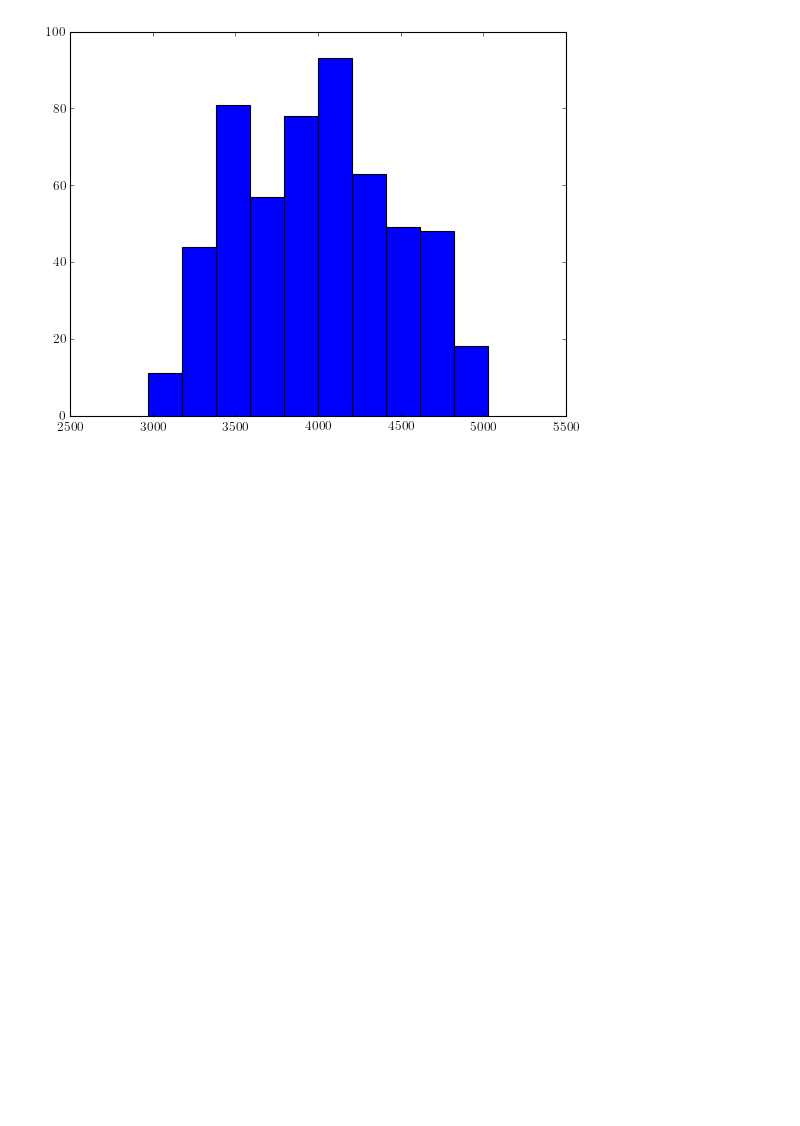
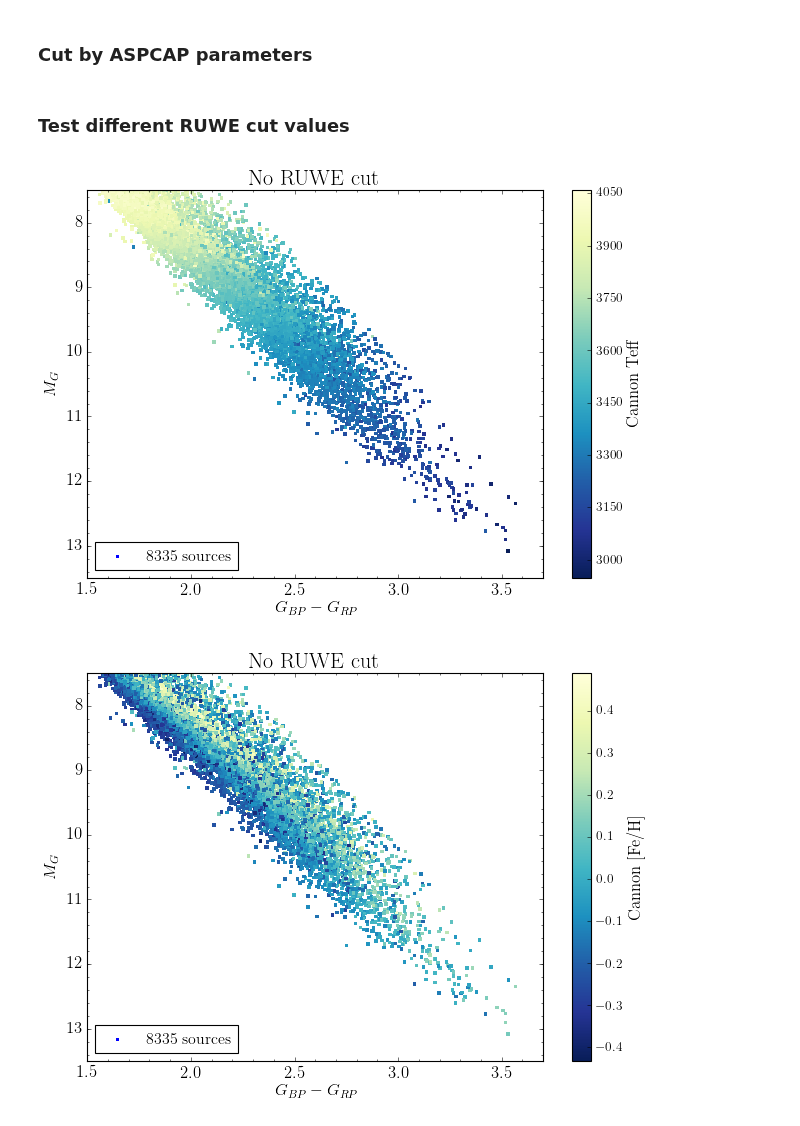
Before and after one commit to jbirky/Mdwarf_project, a Jupyter notebook: cannon_runs/test_sample_analysis/distribution_comparison.ipynb, the cells around one changed output. Cells and saved outputs as stored; diff of their text form; code cells hidden in the pictures; blank space fills up the shorter version.

```diff
--- a/cannon_runs/test_sample_analysis/distribution_comparison.ipynb
+++ b/cannon_runs/test_sample_analysis/distribution_comparison.ipynb
@@ -78,5 +131,51 @@ plt.show()
-# %%
-plt.hist(test[test['FE_H'] > 0.5][test['TEFF_APOGEE'] > 0]['TEFF_APOGEE'])
-plt.show()
-# %% [output]
-[figure, removed]
+# %% [markdown]
+### Cut by ASPCAP parameters
+# %%
+new = test[test['TEFF_APOGEE'] < 4200][test['TEFF_APOGEE'] > 2850][test['M_H_APOGEE'] > -.5][test['M_H_APOGEE'] < .5]
+# %% [markdown]
+### Test different RUWE cut values
+# %%
+rcut = 1.4
+# sel = new[new['RUWE'] < rcut]
+sel = new
+
+#===================
+
+pl = plt.scatter(sel['BP_RP'], sel['G_ABS'], c=sel['TEFF'], cmap='YlGnBu_r', edgecolor='none', s=10, marker='s', \
+                 label=str(len(sel['BP_RP']))+' sources')
+
+cb = plt.colorbar(pl)
+cb.set_label(r'Cannon Teff', fontsize=15)
+plt.xlabel(r'$G_{BP} - G_{RP}$', fontsize=15)
+plt.ylabel(r'$M_{G}$', fontsize=15)
+plt.ylim(13.5,7.5)
+plt.xlim(1.5,3.7)
+plt.legend(loc='lower left', scatterpoints=1)
+# plt.title(r'RUWE $<$ '+str(rcut), fontsize=20)
+plt.title(r'No RUWE cut', fontsize=20)
+plt.tick_params(labelsize=15)
+plt.minorticks_on()
+plt.tight_layout()
+plt.show()
+
+#===================
+
+pl = plt.scatter(sel['BP_RP'], sel['G_ABS'], c=sel['FE_H'], cmap='YlGnBu_r', edgecolor='none', s=10, marker='s', \
+                 label=str(len(sel['BP_RP']))+' sources')
+
+cb = plt.colorbar(pl)
+cb.set_label(r'Cannon [Fe/H]', fontsize=15)
+plt.xlabel(r'$G_{BP} - G_{RP}$', fontsize=15)
+plt.ylabel(r'$M_{G}$', fontsize=15)
+plt.ylim(13.5,7.5)
+plt.xlim(1.5,3.7)
+plt.legend(loc='lower left', scatterpoints=1)
+# plt.title(r'RUWE $<$ '+str(rcut), fontsize=20)
+plt.title(r'No RUWE cut', fontsize=20)
+plt.tick_params(labelsize=15)
+plt.minorticks_on()
+plt.tight_layout()
+plt.show()
+# %% [output]
+[figure, added]
+[figure, added]
```
Also changed, not shown: parts of 32 cells of this notebook, 1 other file.
